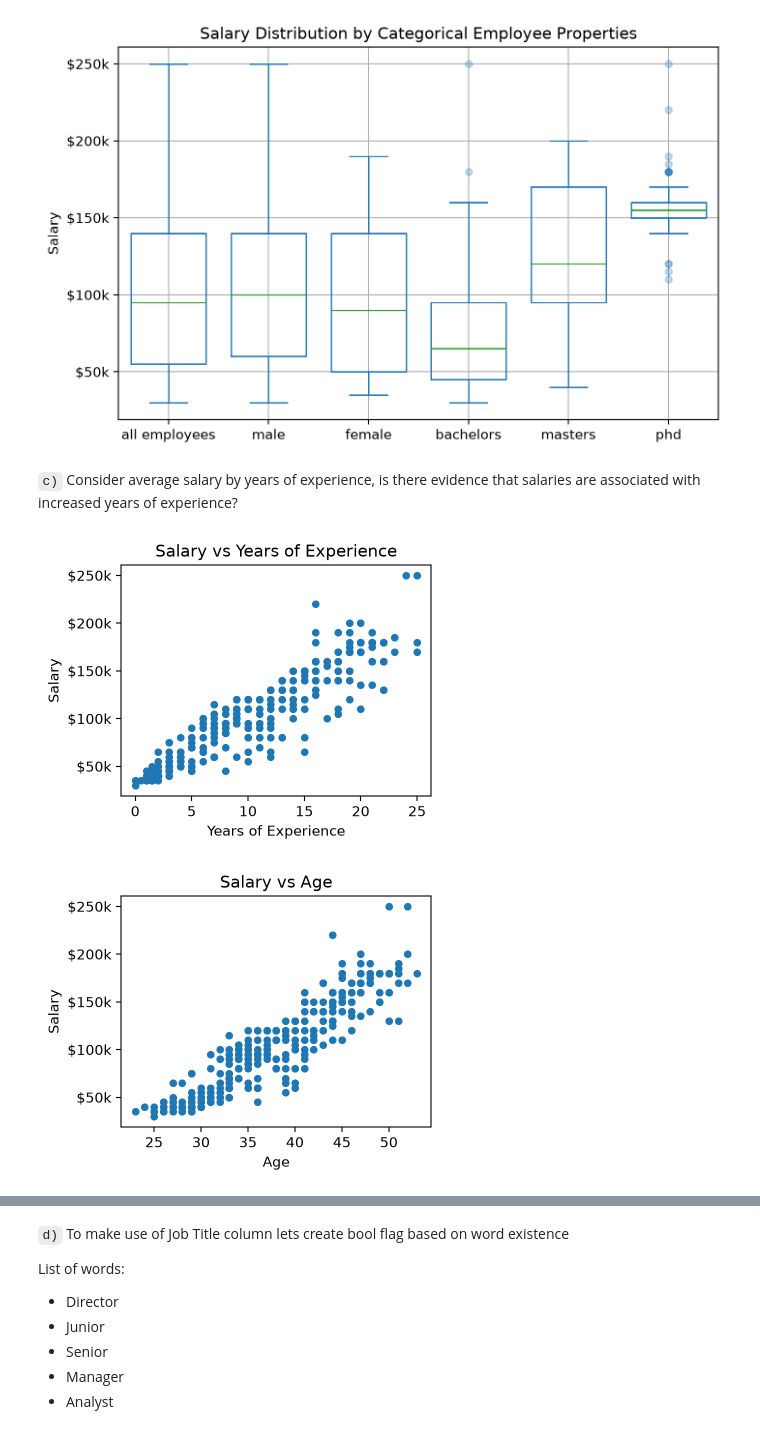
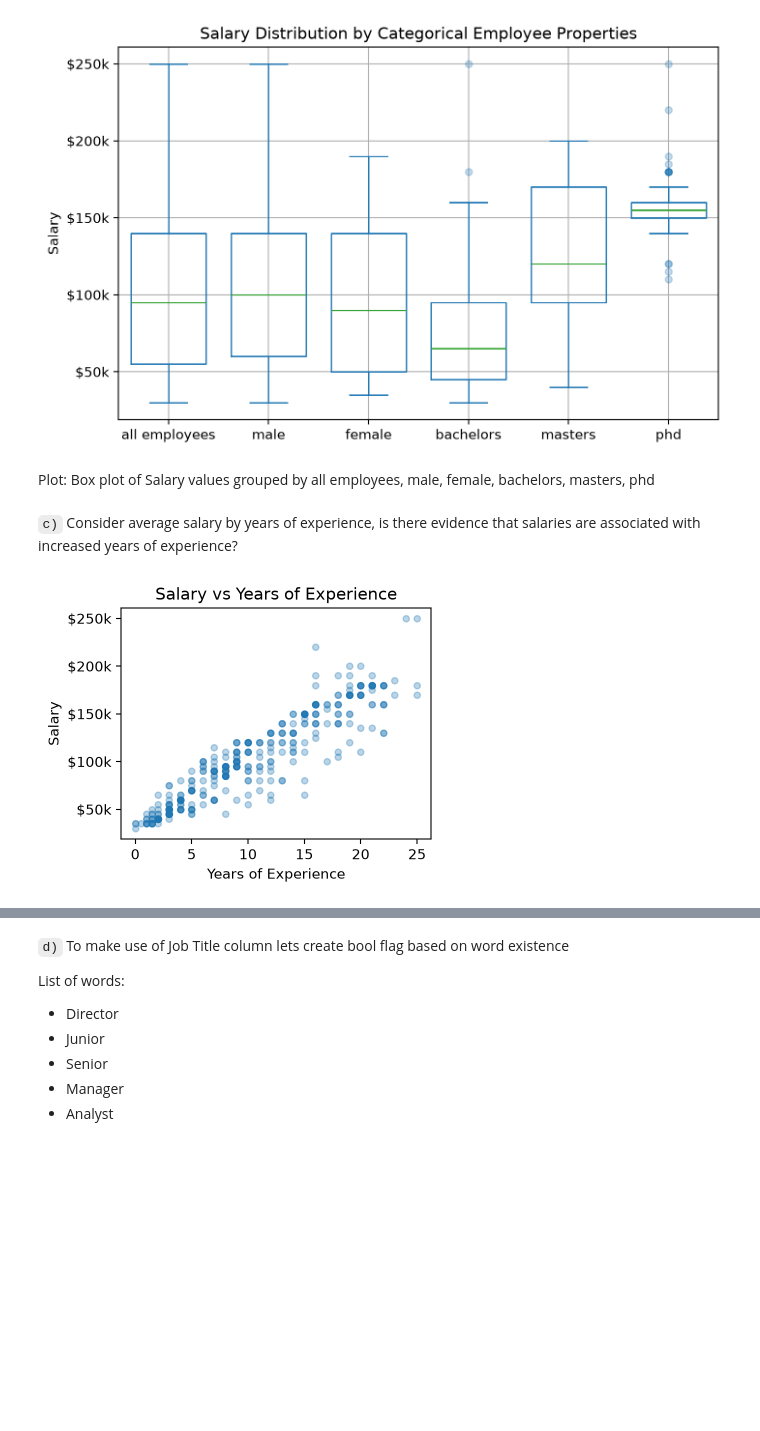
Before and after one commit to mhaddock/udacity_coursework, a Jupyter notebook: statistics_for_data_analysis/projects/model_salary_data_with_linear_regression/salary_prediction_project.ipynb, the cells around one changed output, grey strips where cells are left out. Cells and saved outputs as stored; diff of their text form; code cells hidden in the pictures; blank space fills up the shorter version.

```diff
--- a/statistics_for_data_analysis/projects/model_salary_data_with_linear_regression/salary_prediction_project.ipynb
+++ b/statistics_for_data_analysis/projects/model_salary_data_with_linear_regression/salary_prediction_project.ipynb
@@ -362,26 +372,20 @@ ax_age_box.yaxis.set_major_formatter(plt.FuncFormatter(lambda x, _: f"${x/1000:,
 plt.show()
 # %% [output]
 [figure]
+# %% [markdown]
+Plot: Box plot of Salary values grouped by all employees, male, female, bachelors, masters, phd
 # %% [markdown]
 `c)` Consider average salary by years of experience, is there evidence that salaries are associated with increased years of experience?
 # %%
-salary_to_exp_ax = df.plot.scatter(["years_experience"], ["salary"], figsize=[4, 3])
+salary_to_exp_ax = df.plot.scatter(
+    ["years_experience"], ["salary"], figsize=[4, 3], alpha=0.3
+)
 salary_to_exp_ax.set_ylabel("Salary")
 salary_to_exp_ax.set_xlabel("Years of Experience")
 salary_to_exp_ax.set_title("Salary vs Years of Experience")
 salary_to_exp_ax.yaxis.set_major_formatter(
     plt.FuncFormatter(lambda x, _: f"${x/1000:,.0f}k")
 )
 plt.show()
-
-salary_to_age_ax = df.plot.scatter(["age"], ["salary"], figsize=[4, 3])
-salary_to_age_ax.set_ylabel("Salary")
-salary_to_age_ax.set_xlabel("Age")
-salary_to_age_ax.set_title("Salary vs Age")
-salary_to_age_ax.yaxis.set_major_formatter(
-    plt.FuncFormatter(lambda x, _: f"${x/1000:,.0f}k")
-)
-plt.show()
 # %% [output]
-[figure, old version]
+[figure, new version]
-[figure, removed]
```
Also changed, not shown: parts of 19 cells of this notebook, 2 other files.
